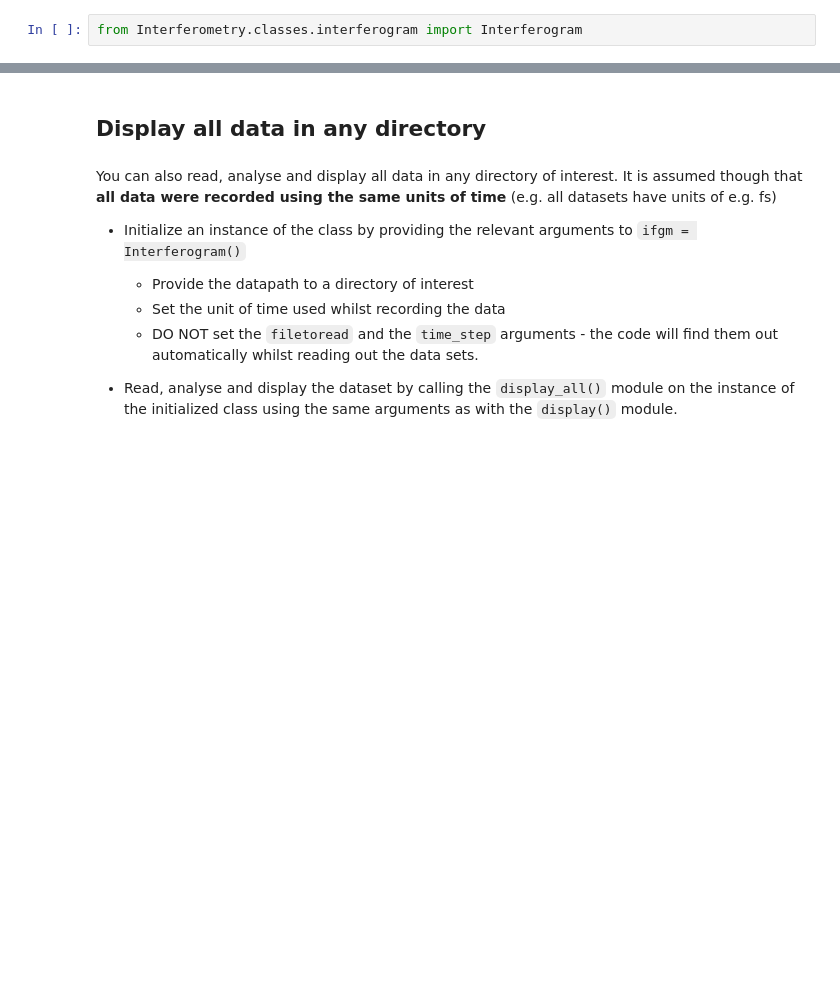
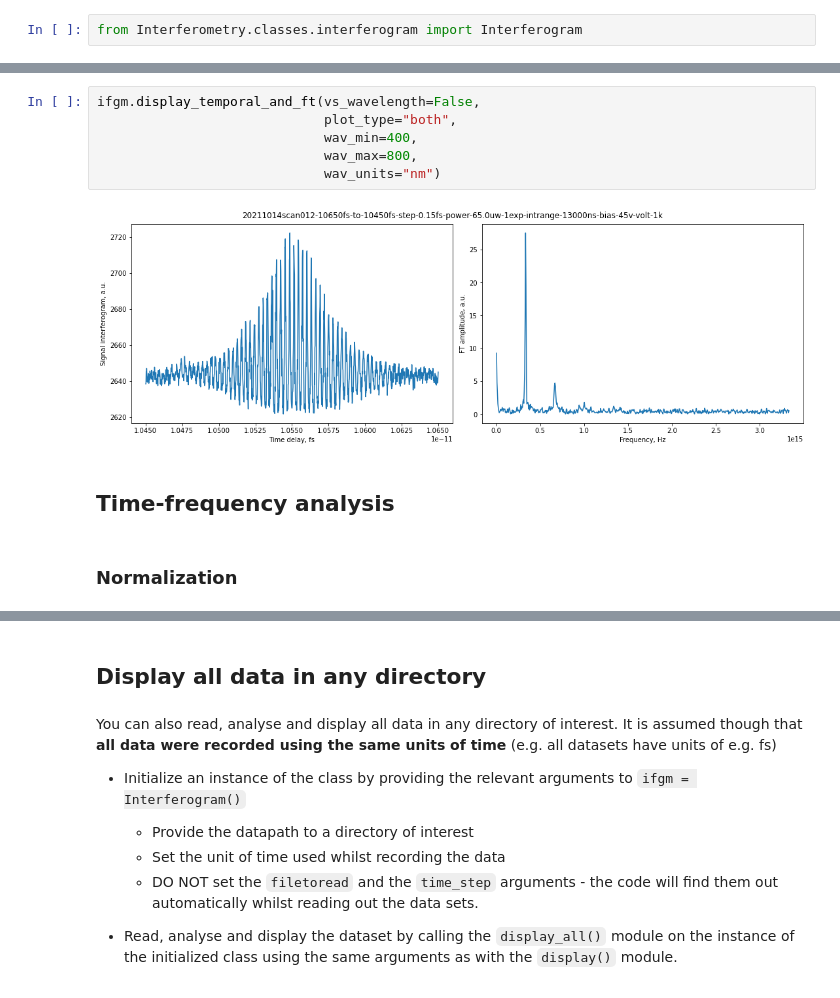
Before and after one commit to pkliui/Interferometry, a Jupyter notebook: Interferometry/docs/InterferogramAnalysis.ipynb, the cells around one changed output, grey strips where cells are left out. Saved outputs shown, nothing was run; the diff lists cells and outputs as text; blank space fills up the shorter version.

```diff
--- a/Interferometry/docs/InterferogramAnalysis.ipynb
+++ b/Interferometry/docs/InterferogramAnalysis.ipynb
@@ -68,0 +73,12 @@ ifgm.compute_spectrogram(signal=ifgm.intensity, nperseg=2**5, delta_f=1 / (ifgm.
+# %%
+ifgm.display_temporal_and_ft(vs_wavelength=False,
+                             plot_type="both",
+                             wav_min=400,
+                             wav_max=800,
+                             wav_units="nm")
+# %% [output]
+[figure, added]
+# %% [markdown]
+## Time-frequency analysis
+# %% [markdown]
+### Normalization
```
Also changed, not shown: parts of 52 cells of this notebook.
